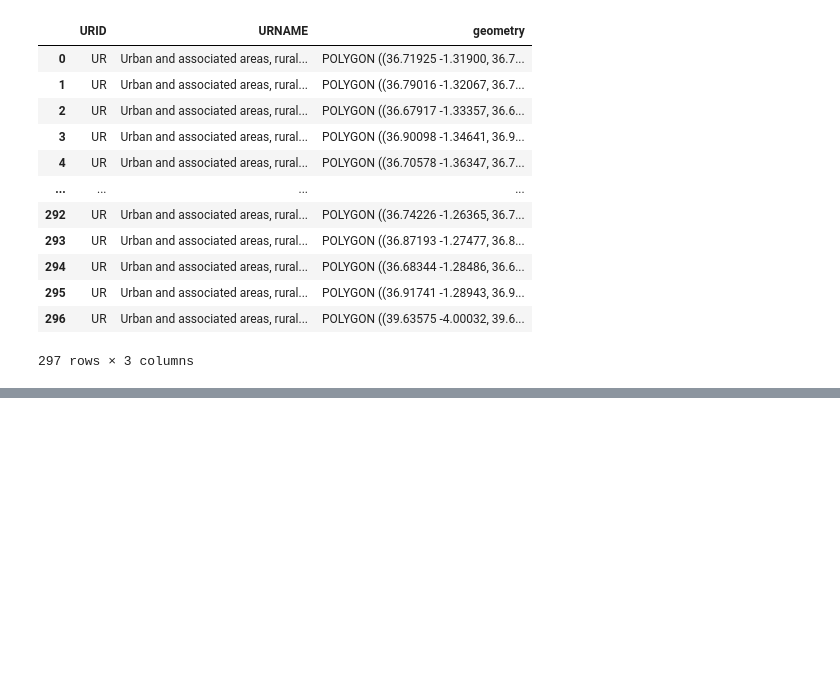
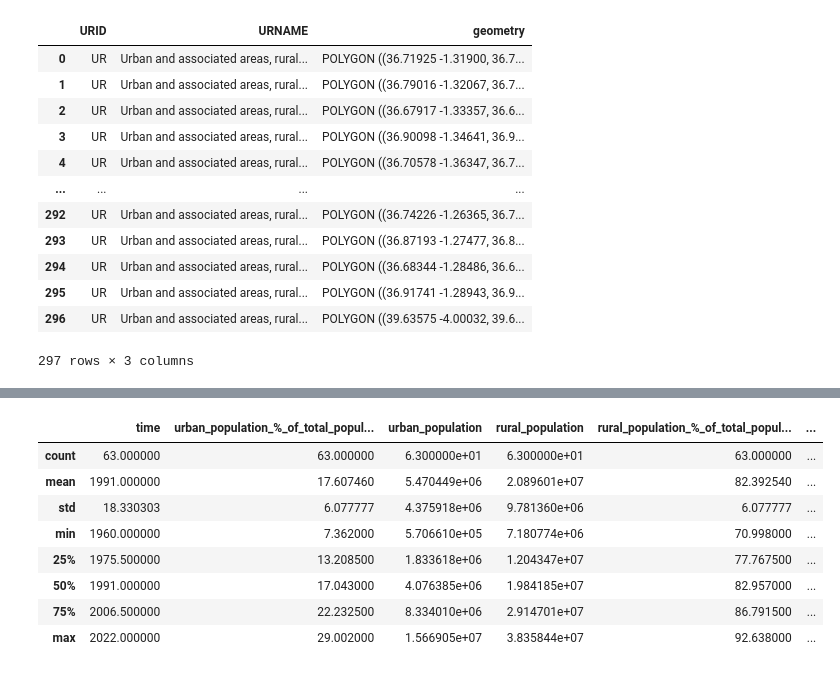
Before and after one commit to teofizzy/dte_datathon, a Jupyter notebook: src/challenges/challenge_1/index.ipynb, the cells around one changed output, grey strips where cells are left out. Drawn from its saved outputs; the diff is of its cells as text; code cells hidden in the pictures; blank space fills up the shorter version.

Commit message:
data preparation

```diff
--- a/src/challenges/challenge_1/index.ipynb
+++ b/src/challenges/challenge_1/index.ipynb
@@ -68,8 +80,7 @@ m.save(base_dir+'src/data/ke_urbanareas/kenyan_urbanareas_folium_map.html')
 # %%
-# load the data
-gdp = pd.read_csv(base_dir+'src/data/kenya-gdp-gross-domestic-product.csv')
-health_exp = pd.read_csv(base_dir+'src/data/kenya-healthcare-spending.csv')
-rural_pop = pd.read_csv(base_dir+'src/data/kenya-rural-population.csv')
-unemp = pd.read_csv(base_dir+'src/data/kenya-unemployment-rate.csv')
-urban_pop = pd.read_csv(base_dir+'src/data/kenya-urban-population.csv')
-youth_unemp = pd.read_csv(base_dir+'src/data/kenya-youth-unemployment-rate.csv')
+# load data
+df1 = pd.read_csv(base_dir+'src/data/agriculture-electricity-health.csv')
+df2 = pd.read_csv(base_dir+'src/data/gdp-population-rural.csv')
+
+# preview
+df1.head()
@@ -75,0 +159,13 @@ youth_unemp = pd.read_csv(base_dir+'src/data/kenya-youth-unemployment-rate.csv')
+# %%
+# summary statistics of df2
+df2.describe()
+# %% [output]
+|  | time | urban_population_%_of_total_popul... | urban_population | rural_population | rural_population_%_of_total_popul... | ... |
+| count | 63.000000 | 63.000000 | 6.300000e+01 | 6.300000e+01 | 63.000000 | ... |
+| mean | 1991.000000 | 17.607460 | 5.470449e+06 | 2.089601e+07 | 82.392540 | ... |
+| std | 18.330303 | 6.077777 | 4.375918e+06 | 9.781360e+06 | 6.077777 | ... |
+| min | 1960.000000 | 7.362000 | 5.706610e+05 | 7.180774e+06 | 70.998000 | ... |
+| 25% | 1975.500000 | 13.208500 | 1.833618e+06 | 1.204347e+07 | 77.767500 | ... |
+| 50% | 1991.000000 | 17.043000 | 4.076385e+06 | 1.984185e+07 | 82.957000 | ... |
+| 75% | 2006.500000 | 22.232500 | 8.334010e+06 | 2.914701e+07 | 86.791500 | ... |
+| max | 2022.000000 | 29.002000 | 1.566905e+07 | 3.835844e+07 | 92.638000 | ... |
```
Also changed, not shown: parts of 13 cells of this notebook, 2 other files.
